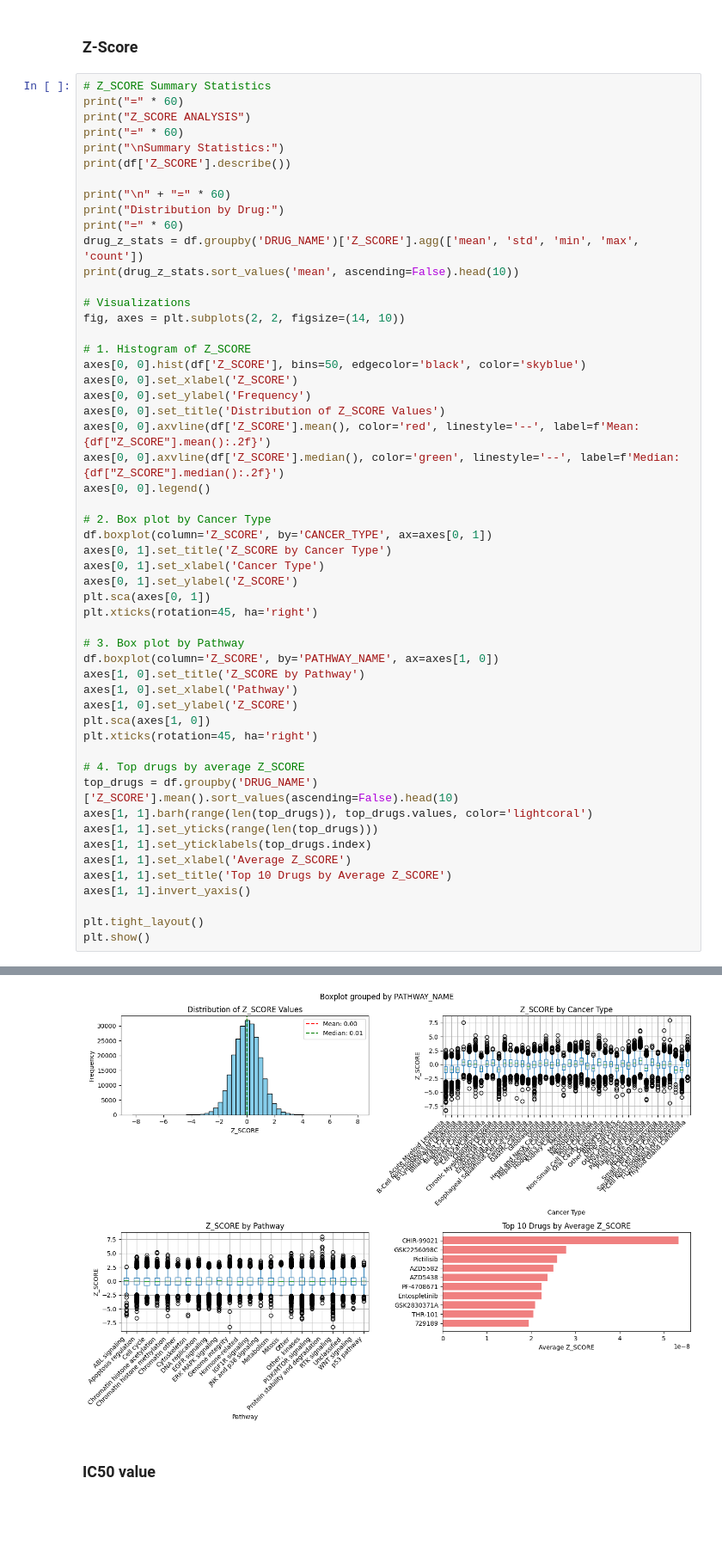
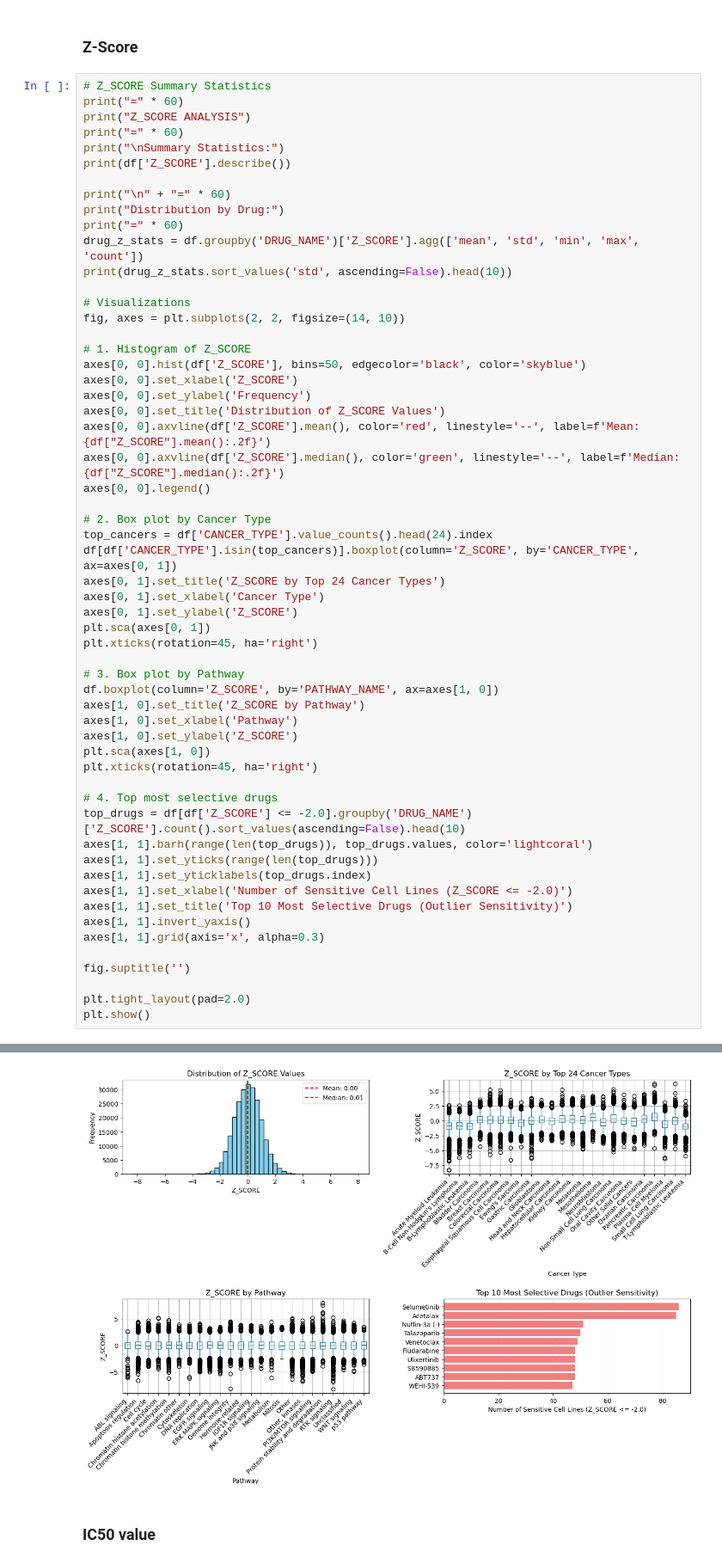
Before and after one commit to s-juross/projekt_genomforschung, a Jupyter notebook: data_exploration_small.ipynb, the cells around one changed output, grey strips where cells are left out. Shown at 86% size. Saved outputs shown, nothing was run; the diff lists cells and outputs as text; blank space fills up the shorter version.

Commit message:
Enhancing Z score analysis

```diff
--- a/data_exploration_small.ipynb
+++ b/data_exploration_small.ipynb
@@ -132,7 +132,7 @@ print("\n" + "=" * 60)
 print("Distribution by Drug:")
 print("=" * 60)
 drug_z_stats = df.groupby('DRUG_NAME')['Z_SCORE'].agg(['mean', 'std', 'min', 'max', 'count'])
-print(drug_z_stats.sort_values('mean', ascending=False).head(10))
+print(drug_z_stats.sort_values('std', ascending=False).head(10))
 
 # Visualizations
 fig, axes = plt.subplots(2, 2, figsize=(14, 10))
@@ -147,8 +147,9 @@ axes[0, 0].axvline(df['Z_SCORE'].median(), color='green', linestyle='--', label=
 axes[0, 0].legend()
 
 # 2. Box plot by Cancer Type
-df.boxplot(column='Z_SCORE', by='CANCER_TYPE', ax=axes[0, 1])
-axes[0, 1].set_title('Z_SCORE by Cancer Type')
+top_cancers = df['CANCER_TYPE'].value_counts().head(24).index
+df[df['CANCER_TYPE'].isin(top_cancers)].boxplot(column='Z_SCORE', by='CANCER_TYPE', ax=axes[0, 1])
+axes[0, 1].set_title('Z_SCORE by Top 24 Cancer Types')
 axes[0, 1].set_xlabel('Cancer Type')
 axes[0, 1].set_ylabel('Z_SCORE')
 plt.sca(axes[0, 1])
@@ -162,16 +163,19 @@ axes[1, 0].set_ylabel('Z_SCORE')
 plt.sca(axes[1, 0])
 plt.xticks(rotation=45, ha='right')
 
-# 4. Top drugs by average Z_SCORE
-top_drugs = df.groupby('DRUG_NAME')['Z_SCORE'].mean().sort_values(ascending=False).head(10)
+# 4. Top most selective drugs
+top_drugs = df[df['Z_SCORE'] <= -2.0].groupby('DRUG_NAME')['Z_SCORE'].count().sort_values(ascending=False).head(10)
 axes[1, 1].barh(range(len(top_drugs)), top_drugs.values, color='lightcoral')
 axes[1, 1].set_yticks(range(len(top_drugs)))
 axes[1, 1].set_yticklabels(top_drugs.index)
-axes[1, 1].set_xlabel('Average Z_SCORE')
-axes[1, 1].set_title('Top 10 Drugs by Average Z_SCORE')
+axes[1, 1].set_xlabel('Number of Sensitive Cell Lines (Z_SCORE <= -2.0)')
+axes[1, 1].set_title('Top 10 Most Selective Drugs (Outlier Sensitivity)')
 axes[1, 1].invert_yaxis()
+axes[1, 1].grid(axis='x', alpha=0.3)
 
-plt.tight_layout()
+fig.suptitle('')
+
+plt.tight_layout(pad=2.0)
 plt.show()
 # %% [output]
 ============================================================
@@ -194,4 +198,4 @@ THR-101        2.051984e-08  1.0 -3.958271  2.886245    731
-[figure, old version]
+[figure, new version]
 # %% [markdown]
 ### IC50 value
 # %%
```
Also changed, not shown: parts of 1 cell of this notebook.
